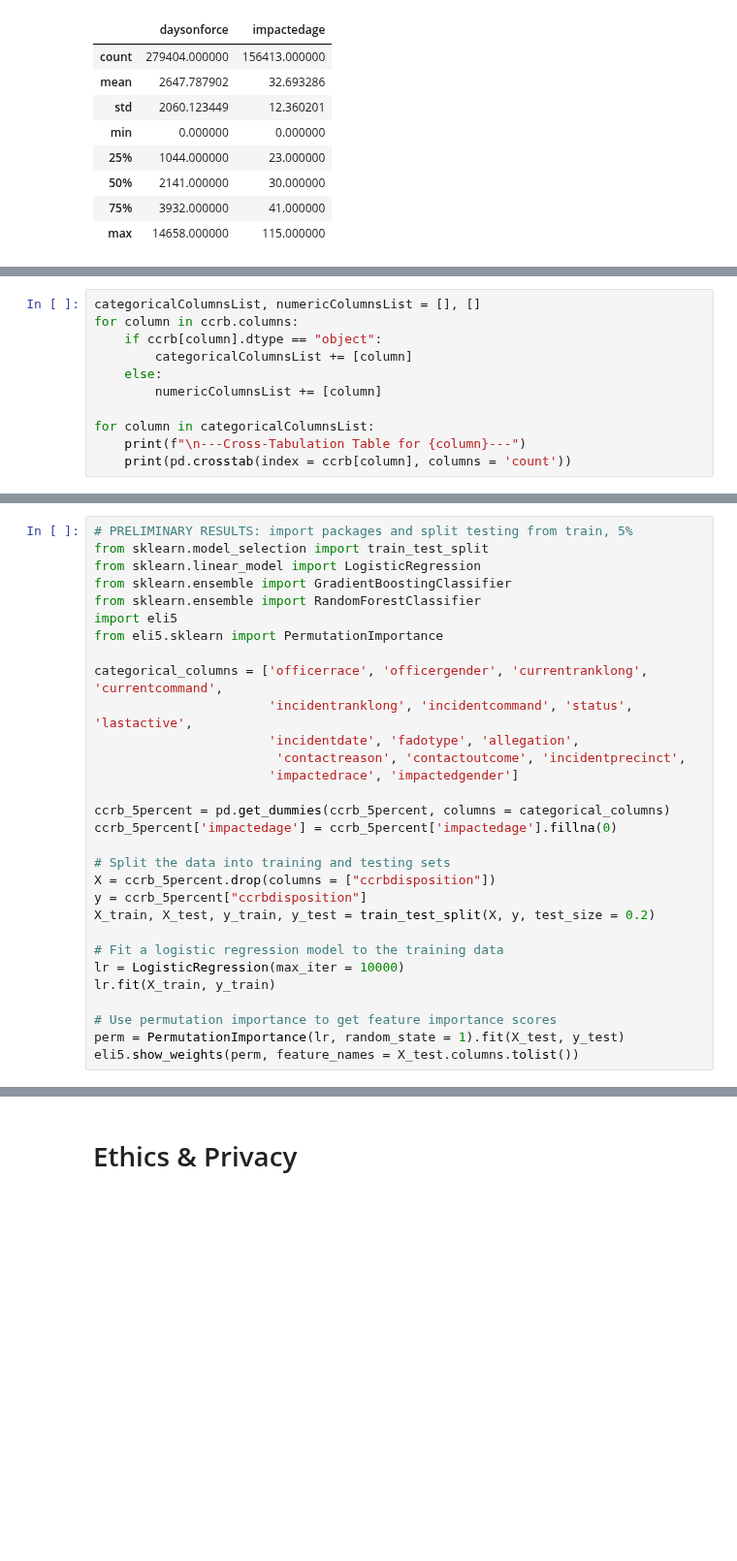
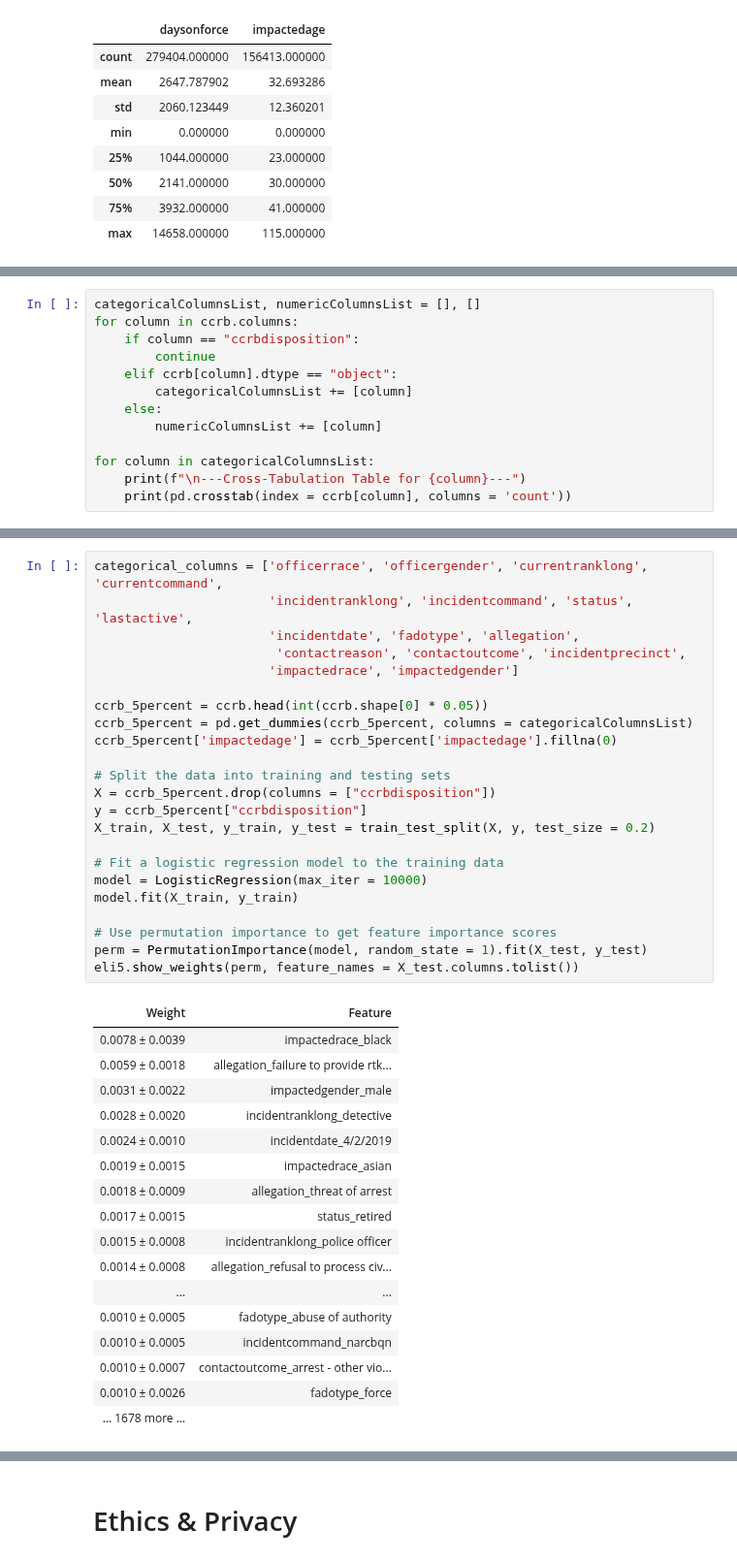
Before and after one commit to COGS118A/Group015-Wi23, a Jupyter notebook: CheckpointGroup015-Wi23.ipynb, the cells around one changed output, grey strips where cells are left out. Shown at 97% size. Cells and saved outputs as stored; diff of their text form; blank space fills up the shorter version.

Commit message:
Push logistic regression models

```diff
--- a/CheckpointGroup015-Wi23.ipynb
+++ b/CheckpointGroup015-Wi23.ipynb
@@ -304,7 +295,9 @@ sns.heatmap(data = ccrb[["daysonforce", "impactedage"]].corr())
 # %%
 categoricalColumnsList, numericColumnsList = [], []
 for column in ccrb.columns:
-    if ccrb[column].dtype == "object":
+    if column == "ccrbdisposition":
+        continue
+    elif ccrb[column].dtype == "object":
         categoricalColumnsList += [column]
     else:
         numericColumnsList += [column]
@@ -333,30 +335,41 @@ transwoman (mtf)           55
 # %%
-# PRELIMINARY RESULTS: import packages and split testing from train, 5%
-from sklearn.model_selection import train_test_split
-from sklearn.linear_model import LogisticRegression
-from sklearn.ensemble import GradientBoostingClassifier
-from sklearn.ensemble import RandomForestClassifier
-import eli5
-from eli5.sklearn import PermutationImportance
-
 categorical_columns = ['officerrace', 'officergender', 'currentranklong', 'currentcommand',
                        'incidentranklong', 'incidentcommand', 'status', 'lastactive',
                        'incidentdate', 'fadotype', 'allegation',
                         'contactreason', 'contactoutcome', 'incidentprecinct',
                        'impactedrace', 'impactedgender']
 
-ccrb_5percent = pd.get_dummies(ccrb_5percent, columns = categorical_columns)
+ccrb_5percent = ccrb.head(int(ccrb.shape[0] * 0.05))
+ccrb_5percent = pd.get_dummies(ccrb_5percent, columns = categoricalColumnsList)
 ccrb_5percent['impactedage'] = ccrb_5percent['impactedage'].fillna(0)
 
 # Split the data into training and testing sets
 X = ccrb_5percent.drop(columns = ["ccrbdisposition"])
 y = ccrb_5percent["ccrbdisposition"]
 X_train, X_test, y_train, y_test = train_test_split(X, y, test_size = 0.2)
 
 # Fit a logistic regression model to the training data
-lr = LogisticRegression(max_iter = 10000)
-lr.fit(X_train, y_train)
+model = LogisticRegression(max_iter = 10000)
+model.fit(X_train, y_train)
 
 # Use permutation importance to get feature importance scores
-perm = PermutationImportance(lr, random_state = 1).fit(X_test, y_test)
+perm = PermutationImportance(model, random_state = 1).fit(X_test, y_test)
 eli5.show_weights(perm, feature_names = X_test.columns.tolist())
+# %% [output]
+| Weight | Feature |
+| 0.0078 ± 0.0039 | impactedrace_black |
+| 0.0059 ± 0.0018 | allegation_failure to provide rtk... |
+| 0.0031 ± 0.0022 | impactedgender_male |
+| 0.0028 ± 0.0020 | incidentranklong_detective |
+| 0.0024 ± 0.0010 | incidentdate_4/2/2019 |
+| 0.0019 ± 0.0015 | impactedrace_asian |
+| 0.0018 ± 0.0009 | allegation_threat of arrest |
+| 0.0017 ± 0.0015 | status_retired |
+| 0.0015 ± 0.0008 | incidentranklong_police officer |
+| 0.0014 ± 0.0008 | allegation_refusal to process civ... |
+| ... | ... |
+| 0.0010 ± 0.0005 | fadotype_abuse of authority |
+| 0.0010 ± 0.0005 | incidentcommand_narcbqn |
+| 0.0010 ± 0.0007 | contactoutcome_arrest - other vio... |
+| 0.0010 ± 0.0026 | fadotype_force |
+| … 1678 more … |  |
```
Also changed, not shown: parts of 13 cells of this notebook.
